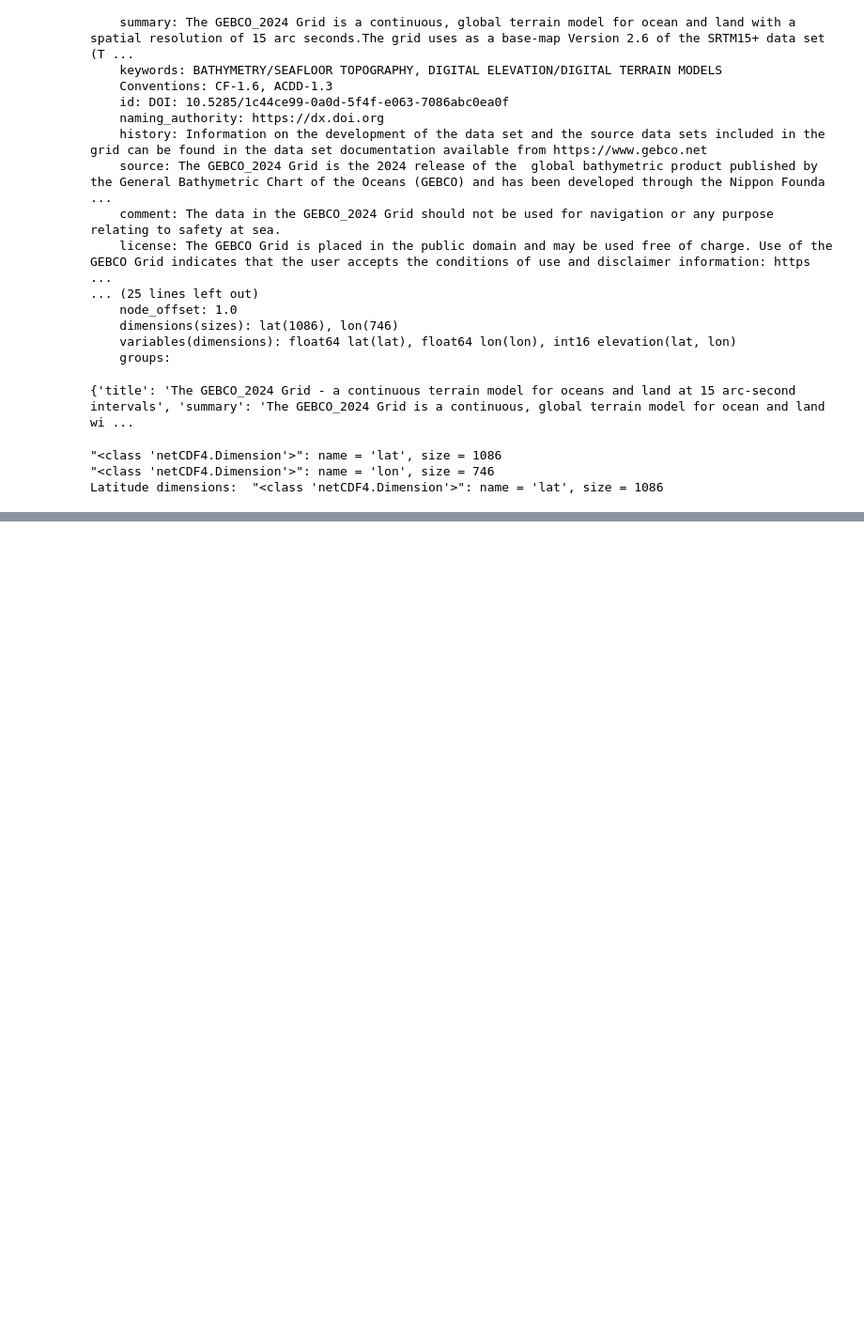
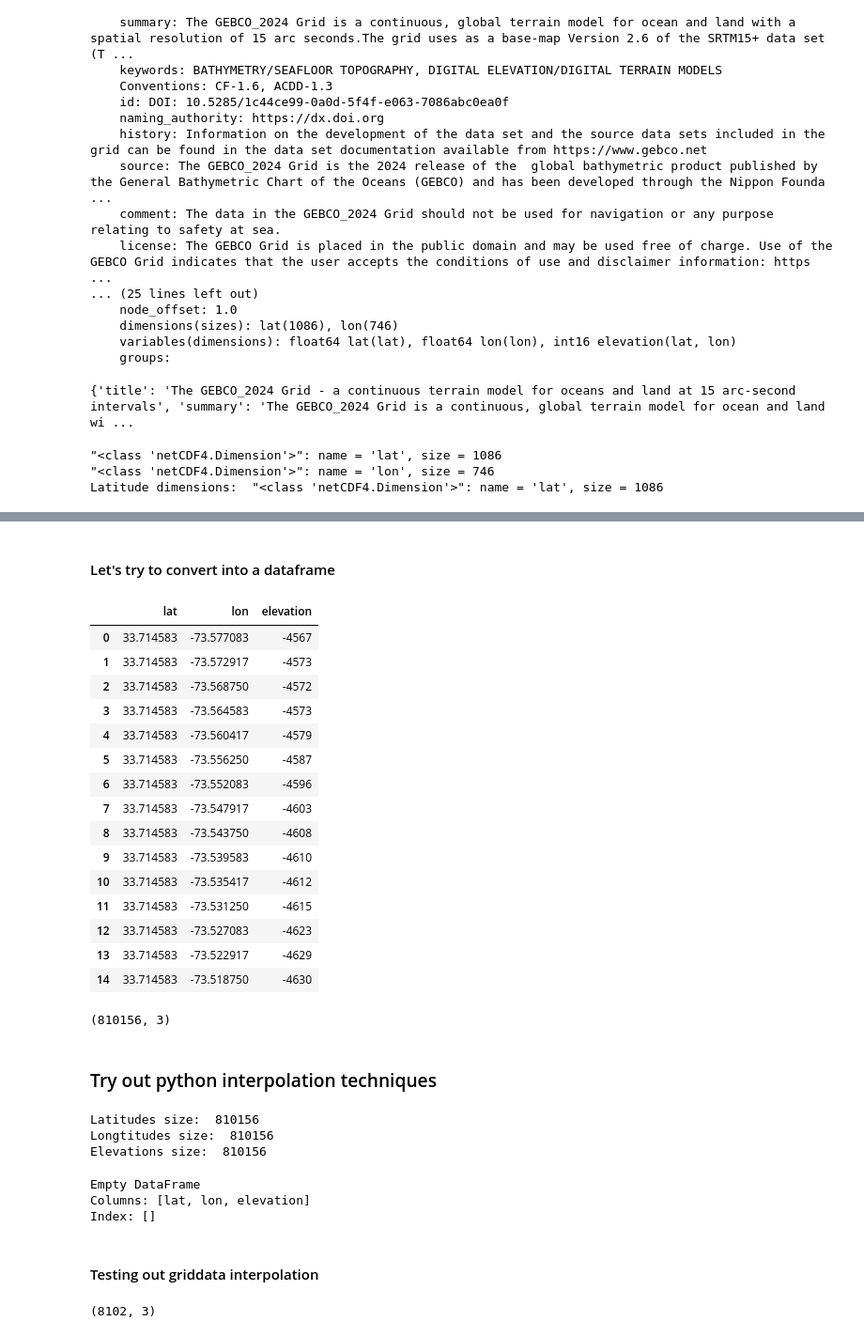
Before and after one commit to devsaxena974/AUV-Real-Time-Interpolation, a Jupyter notebook: code/import_data.ipynb, the cells around one changed output, grey strips where cells are left out. Shown at 94% size. Saved outputs shown, nothing was run; the diff lists cells and outputs as text; code cells hidden in the pictures; blank space fills up the shorter version.

```diff
--- a/code/import_data.ipynb
+++ b/code/import_data.ipynb
@@ -40,0 +115,2 @@ Latitude dimensions:  "<class 'netCDF4.Dimension'>": name = 'lat', size = 1086
+# %% [markdown]
+#### Let's try to convert into a dataframe
@@ -40,0 +125,39 @@ Latitude dimensions:  "<class 'netCDF4.Dimension'>": name = 'lat', size = 1086
+# %%
+lon_grid, lat_grid = np.meshgrid(lon, lat)
+
+# Flatten the arrays
+lat_flat = lat_grid.flatten()
+lon_flat = lon_grid.flatten()
+elevation_flat = elevation.flatten()
+
+# Create DataFrame
+df = pd.DataFrame({
+    'lat': lat_flat,
+    'lon': lon_flat,
+    'elevation': elevation_flat
+})
+# %%
+df.head(15)
+# %% [output]
+|  | lat | lon | elevation |
+| 0 | 33.714583 | -73.577083 | -4567 |
+| 1 | 33.714583 | -73.572917 | -4573 |
+| 2 | 33.714583 | -73.568750 | -4572 |
+| 3 | 33.714583 | -73.564583 | -4573 |
+| 4 | 33.714583 | -73.560417 | -4579 |
+| 5 | 33.714583 | -73.556250 | -4587 |
+| 6 | 33.714583 | -73.552083 | -4596 |
+| 7 | 33.714583 | -73.547917 | -4603 |
+| 8 | 33.714583 | -73.543750 | -4608 |
+| 9 | 33.714583 | -73.539583 | -4610 |
+| 10 | 33.714583 | -73.535417 | -4612 |
+| 11 | 33.714583 | -73.531250 | -4615 |
+| 12 | 33.714583 | -73.527083 | -4623 |
+| 13 | 33.714583 | -73.522917 | -4629 |
+| 14 | 33.714583 | -73.518750 | -4630 |
+# %%
+df.shape
+# %% [output]
+(810156, 3)
+# %% [markdown]
+### Try out python interpolation techniques
@@ -40,0 +169,19 @@ Latitude dimensions:  "<class 'netCDF4.Dimension'>": name = 'lat', size = 1086
+# %%
+# Figure out how many points there are in the original dataset
+print("Latitudes size: ", df['lat'].size)
+print("Longtitudes size: ", df['lon'].size)
+print("Elevations size: ", df['elevation'].size)
+# %% [output]
+Latitudes size:  810156
+Longtitudes size:  810156
+Elevations size:  810156
+# %%
+nan_rows = df[df.isna().any(axis=1)]
+
+print(nan_rows)
+# %% [output]
+Empty DataFrame
+Columns: [lat, lon, elevation]
+Index: []
+# %% [markdown]
+#### Testing out griddata interpolation
@@ -40,0 +195,4 @@ Latitude dimensions:  "<class 'netCDF4.Dimension'>": name = 'lat', size = 1086
+# %%
+subset_df.shape
+# %% [output]
+(8102, 3)
```
Also changed, not shown: parts of 16 cells of this notebook, 4 other files.
